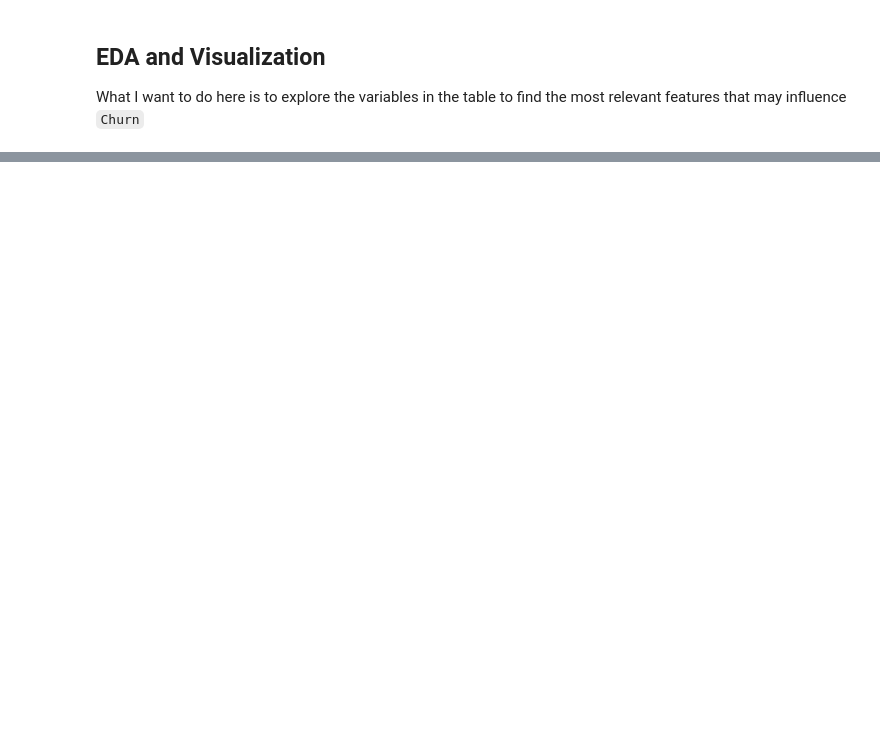
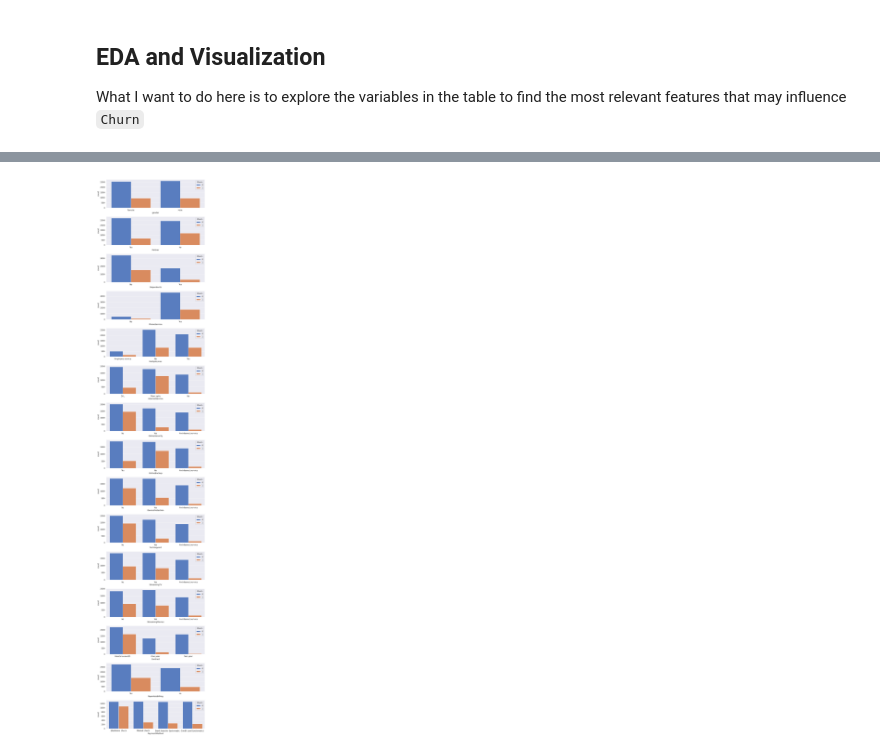
Before and after one commit to altjerue/Portfolio, a Jupyter notebook: Telco_churn.ipynb, the cells around one changed output, grey strips where cells are left out. Drawn from its saved outputs; the diff is of its cells as text; code cells hidden in the pictures; blank space fills up the shorter version.

```diff
--- a/Telco_churn.ipynb
+++ b/Telco_churn.ipynb
@@ -144,0 +209,12 @@ plt.show()
+# %%
+df_obj_cols = df.select_dtypes(include="object").columns[1:]
+obj_cols_len = len(df_obj_cols)
+
+fig, axes = plt.subplots(obj_cols_len, figsize=(8, 40))
+
+for ax, col in zip(axes, df_obj_cols):
+    sns.countplot(data=df, x=col, hue='Churn', ax=ax)
+
+plt.tight_layout()
+# %% [output]
+[figure, added]
```
Also changed, not shown: parts of 23 cells of this notebook.
